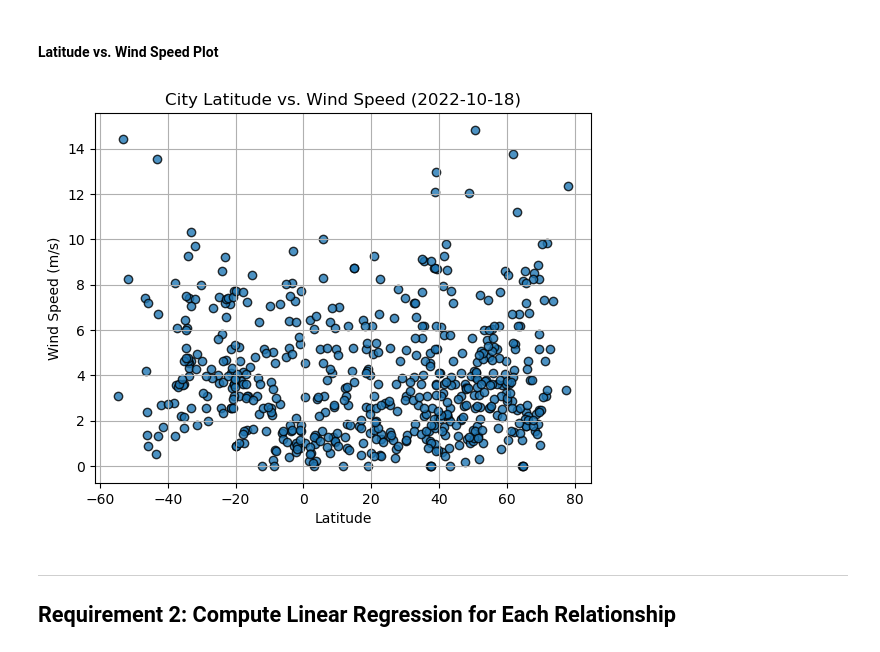
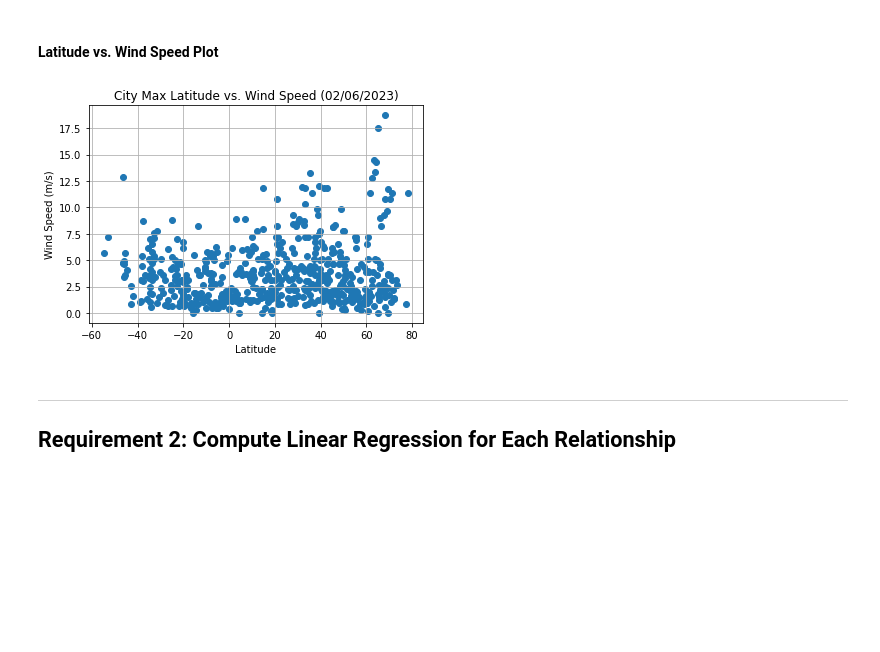
Before and after one commit to Tsmoore002900/Api-Python-Challenge, a Jupyter notebook: WeatherPy/WeatherPy.ipynb, the cells around one changed output. Saved outputs shown, nothing was run; the diff lists cells and outputs as text; code cells hidden in the pictures; blank space fills up the shorter version.

```diff
--- a/WeatherPy/WeatherPy.ipynb
+++ b/WeatherPy/WeatherPy.ipynb
@@ -188,6 +184,7 @@ FileNotFoundError: [Errno 2] No such file or directory: 'output_data/cities.csv'
 # %%
 # Read saved data
-city_data_df = pd.read_csv("output_data/cities.csv", index_col="City_ID")
+
+city_data_df = pd.read_csv("city_data_df.csv", index_col="City_ID")
 
 # Display sample data
 city_data_df.head()
@@ -262,18 +267,24 @@ plt.show()
 #### Latitude vs. Wind Speed Plot
 # %%
 # Build the scatter plots for latitude vs. wind speed
-# YOUR CODE HERE
+x_values = city_data_df["Lat"]
+y_values = city_data_df["Wind Speed"]
+plt.scatter(x_values, y_values)
 
 # Incorporate the other graph properties
-# YOUR CODE HERE
+today = time.strftime("%m/%d/%Y")
+plt.title(f"City Max Latitude vs. Wind Speed ({today})")
+plt.xlabel("Latitude")
+plt.ylabel("Wind Speed (m/s)")
+plt.grid()
 
 # Save the figure
-plt.savefig("output_data/Fig4.png")
+#plt.savefig("output_data/Fig4.png")
 
 # Show plot
 plt.show()
 # %% [output]
-[figure, old version]
+[figure, new version]
 # %% [markdown]
 ---
 
```
Also changed, not shown: parts of 10 cells of this notebook, 3 other files.
